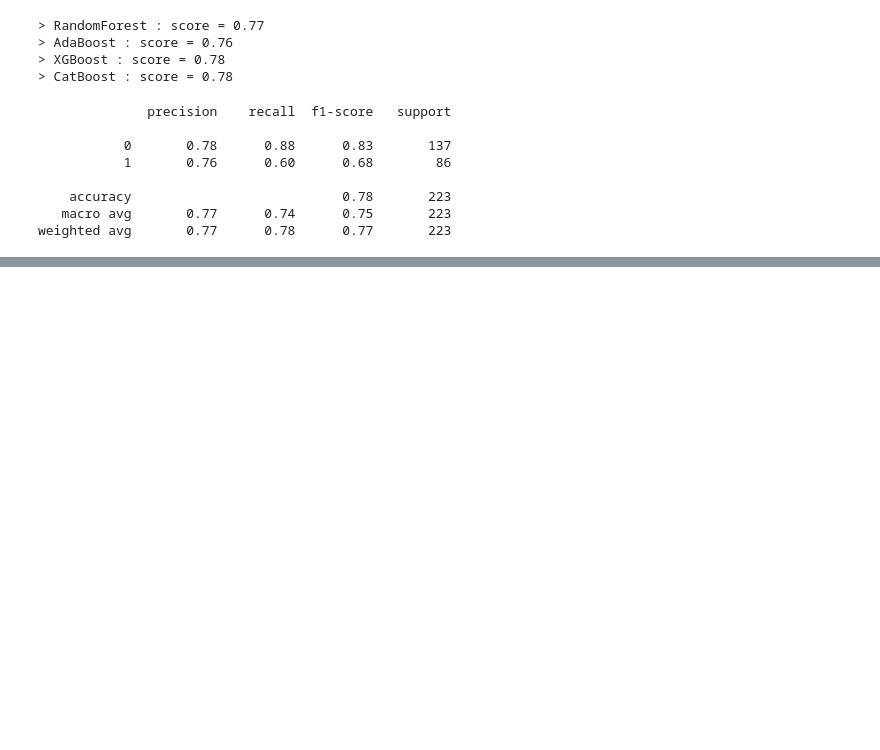
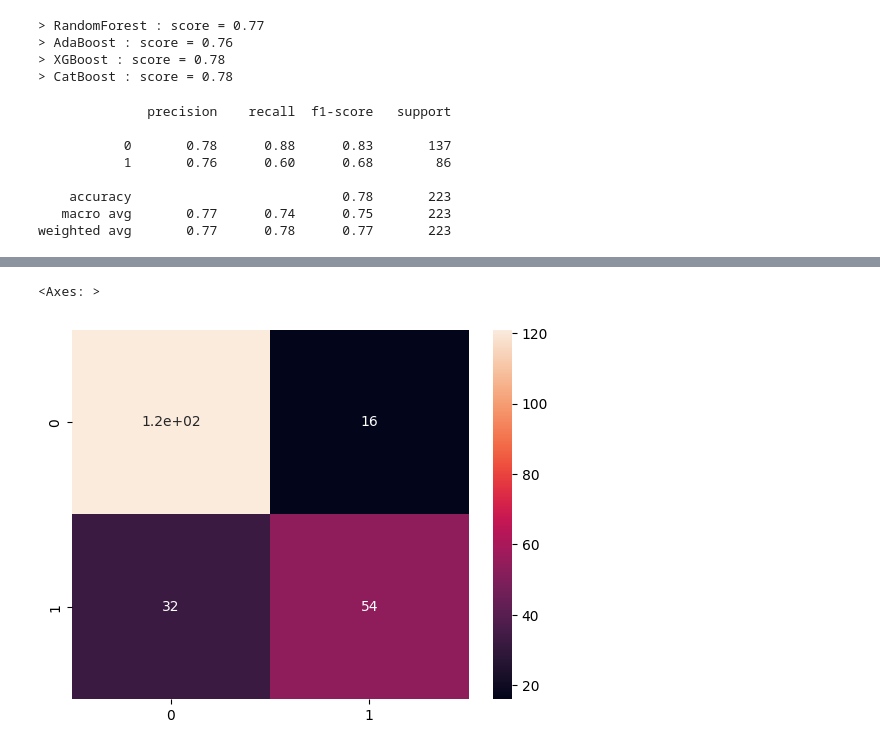
Before and after one commit to akou97/Kaggle, a Jupyter notebook: Titanic/EDA.ipynb, the cells around one changed output, grey strips where cells are left out. Cells and saved outputs as stored; diff of their text form; code cells hidden in the pictures; blank space fills up the shorter version.

```diff
--- a/Titanic/EDA.ipynb
+++ b/Titanic/EDA.ipynb
@@ -186,0 +193,6 @@ weighted avg       0.77      0.78      0.77       223
+# %%
+# optimisation
+
+param_grid = {"n_estimators":[1000,2000 ],"max_depth":[2,3,5,10],"eta":[0.3, 0.1, 0.01]}
+grid = GridSearchCV(models['XGBoost'], param_grid=param_grid, n_jobs=-1, cv=3)
+grid.fit(X_train, y_train)
@@ -186,0 +223,4 @@ weighted avg       0.77      0.78      0.77       223
+# %%
+y_pred_test = grid.predict(X_test)
+conf_matrix = confusion_matrix(y_test, y_pred_test)
+print(classification_report(y_test, y_pred_test))
@@ -186,0 +236,5 @@ weighted avg       0.77      0.78      0.77       223
+# %%
+sns.heatmap(conf_matrix, annot=True,  annot_kws={"size": 10})
+# %% [output]
+<Axes: >
+[figure, added]
```
Also changed, not shown: parts of 6 cells of this notebook.
